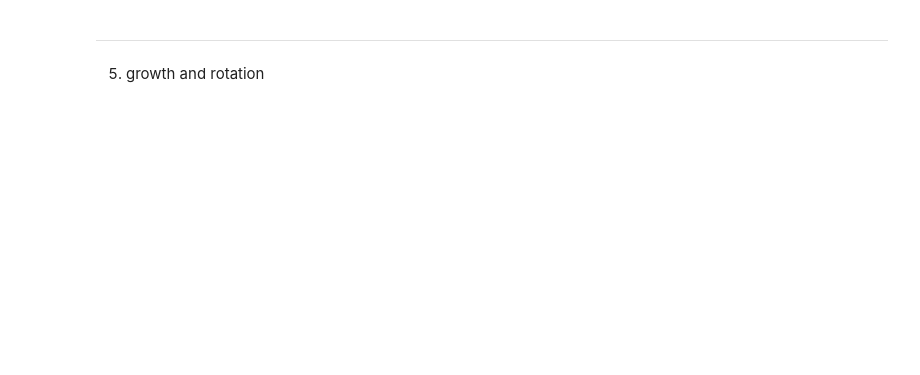
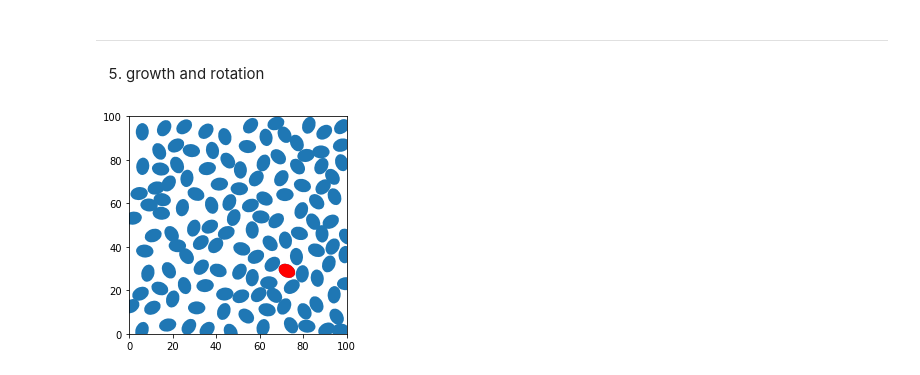
Before and after one commit to tinaaah/magistrska, a Jupyter notebook: test.ipynb, the cells around one changed output. Cells and saved outputs as stored; diff of their text form; code cells hidden in the pictures; blank space fills up the shorter version.

```diff
--- a/test.ipynb
+++ b/test.ipynb
@@ -166,0 +161,24 @@ def energy(pointa, proximity):
+# %%
+## generate ellipses
+plt.axes()
+
+## select random ellipse
+j = random.randint( 0, N-1 )
+
+for center in new_dist.ell:
+    ellipse = main.ellipse.convert_to_patches(center, a_width, b_height)
+    plt.gca().add_patch(ellipse)
+
+j_ellipse = new_dist.ell[j]
+
+ell_patch = main.ellipse.convert_to_patches(j_ellipse, a_width, b_height)
+plt.gca().add_patch(ell_patch)
+ell_patch.set_facecolor('r')
+
+plt.axis('scaled')
+plt.xlim(0.0, width)
+plt.ylim(0.0, height)
+# plt.savefig("elipse_512.png")
+plt.show()
+# %% [output]
+[figure, added]
```
Also changed, not shown: parts of 13 cells of this notebook, 2 other files.
